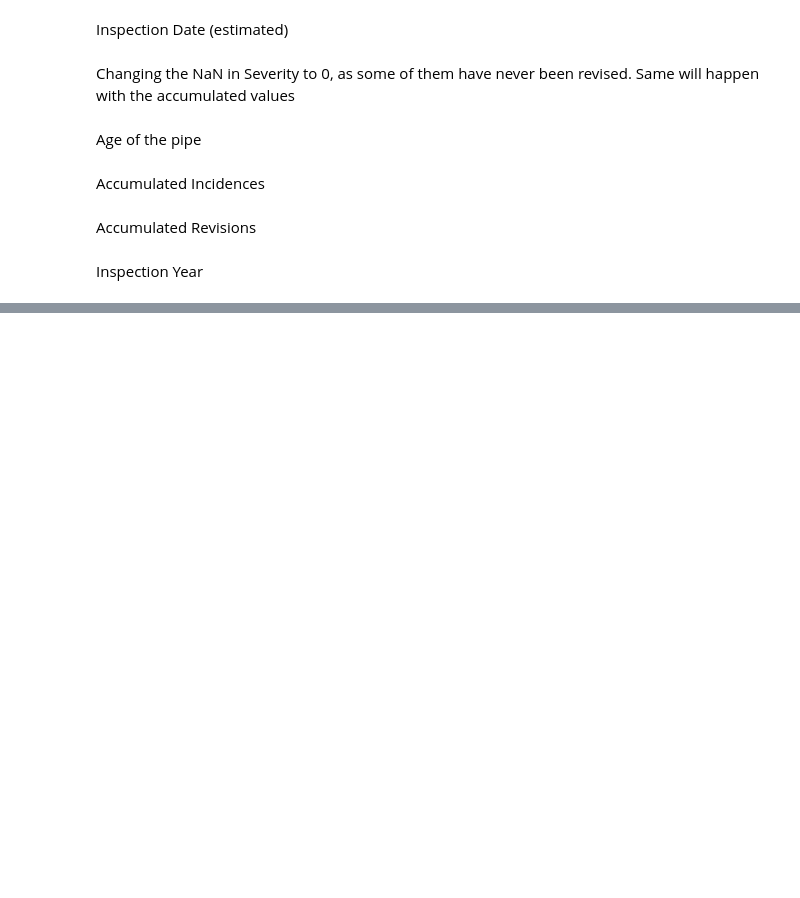
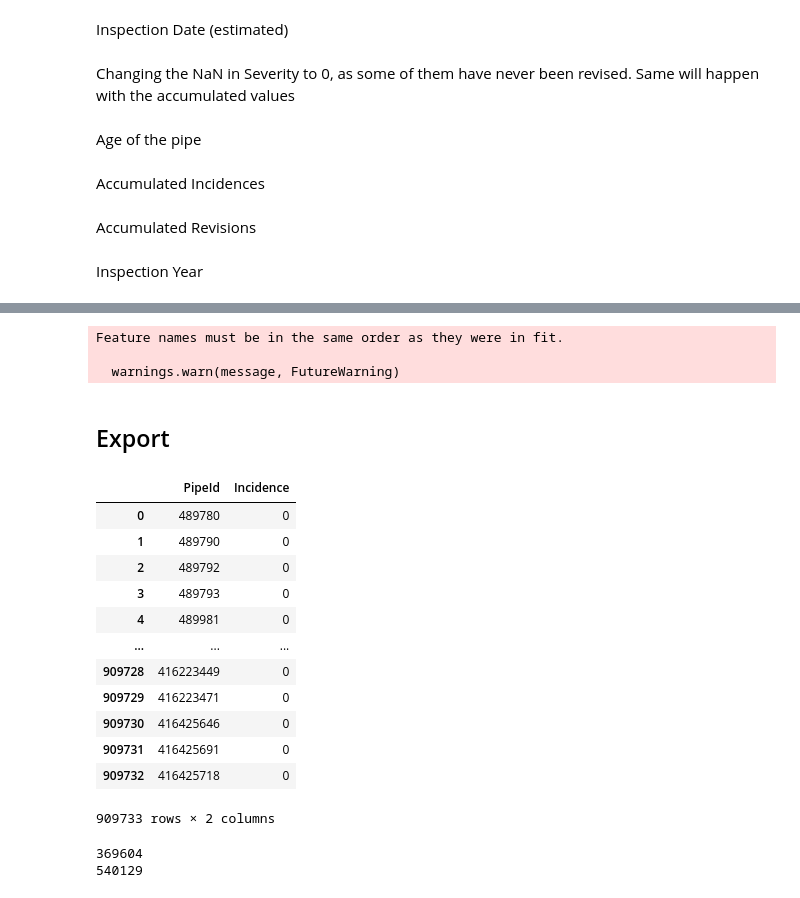
Before and after one commit to AsanDopollosie/Model, a Jupyter notebook: Model.ipynb, the cells around one changed output, grey strips where cells are left out. Saved outputs shown, nothing was run; the diff lists cells and outputs as text; code cells hidden in the pictures; blank space fills up the shorter version.

```diff
--- a/Model.ipynb
+++ b/Model.ipynb
@@ -392,0 +434,37 @@ IntCastingNaNError: Cannot convert non-finite values (NA or inf) to integer
+# %%
+forecaster2 = GaussianNB()
+forecaster2.fit(train_X, train_Y)
+Incidence_pred2 = forecaster2.predict(pred_X)
+# %% [output]
+Feature names must be in the same order as they were in fit.
+
+  warnings.warn(message, FutureWarning)
+# %% [markdown]
+## Export
+# %%
+pred_X.reset_index(inplace=True)
+# %%
+export = pd.DataFrame()
+export['PipeId'] = pred_X["PipeId"]
+export['Incidence'] = Incidence_pred2
+export
+# %% [output]
+|  | PipeId | Incidence |
+| 0 | 489780 | 0 |
+| 1 | 489790 | 0 |
+| 2 | 489792 | 0 |
+| 3 | 489793 | 0 |
+| 4 | 489981 | 0 |
+| ... | ... | ... |
+| 909728 | 416223449 | 0 |
+| 909729 | 416223471 | 0 |
+| 909730 | 416425646 | 0 |
+| 909731 | 416425691 | 0 |
+| 909732 | 416425718 | 0 |
+909733 rows × 2 columns
+# %%
+print(len(export[export.Incidence == 1]))
+print(len(export[export.Incidence == 0]))
+# %% [output]
+369604
+540129
```
Also changed, not shown: parts of 16 cells of this notebook.
